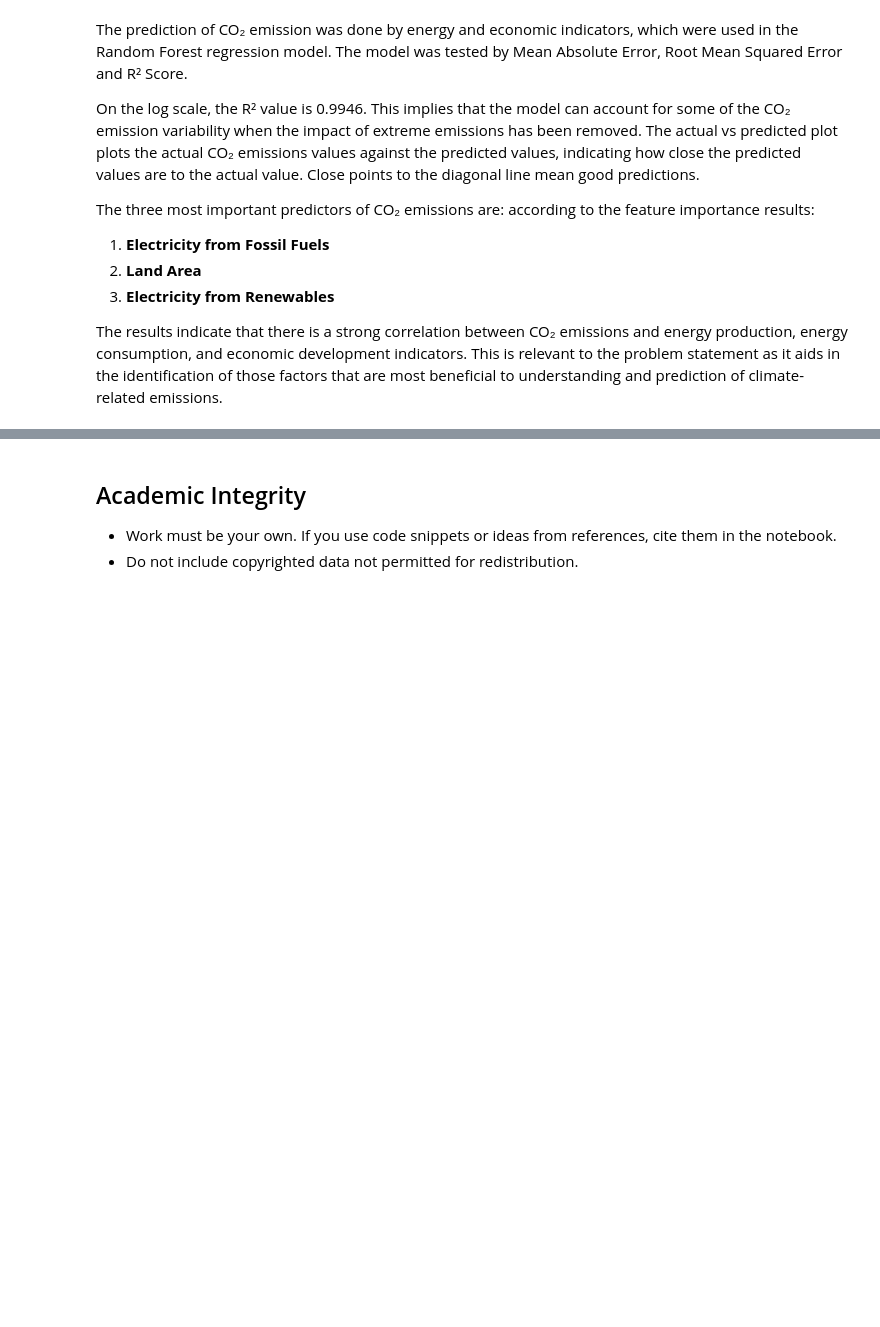
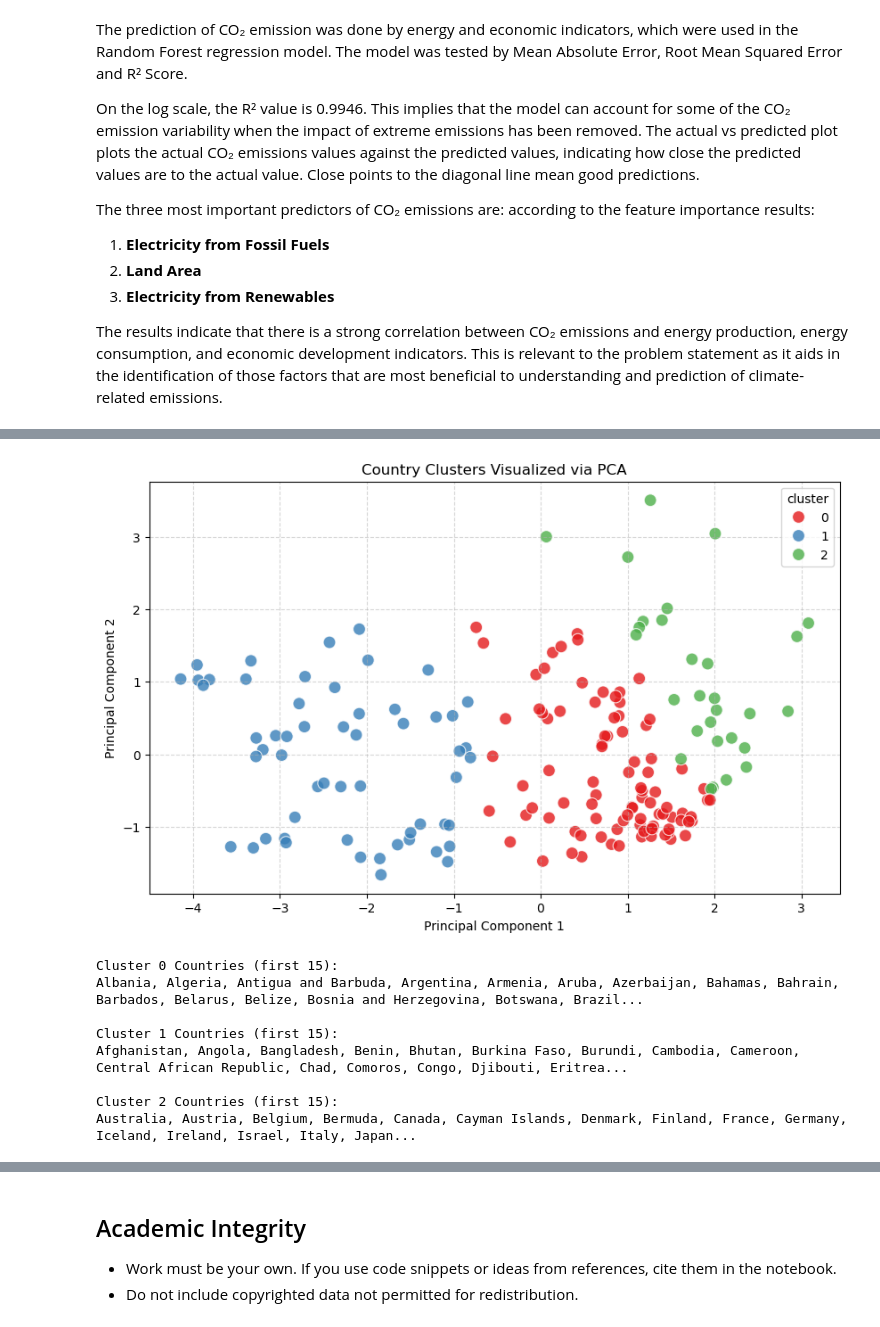
Before and after one commit to cooldudeandguy2004/DataScienceFundamentalsProject, a Jupyter notebook: TT3L_G7_Notebook.ipynb, the cells around one changed output, grey strips where cells are left out. Saved outputs shown, nothing was run; the diff lists cells and outputs as text; code cells hidden in the pictures; blank space fills up the shorter version.

```diff
--- a/TT3L_G7_Notebook.ipynb
+++ b/TT3L_G7_Notebook.ipynb
@@ -919,0 +948,12 @@ The results indicate that there is a strong correlation between CO₂ emissions
+# %%
+# From the plots, k=3 is the optimal choice (clear elbow and high silhouette score)
+optimal_k = 3
+kmeans = KMeans(n_clusters=optimal_k, random_state=RANDOM_STATE, n_init=10)
+country_profiles["cluster"] = kmeans.fit_predict(scaled_features)
+
+# Compute cluster profiles
+cluster_profiles = country_profiles.groupby("cluster").mean().round(2)
+cluster_profiles["country_count"] = country_profiles.groupby("cluster").size()
+
+print("Cluster Profiles:")
+display(cluster_profiles)
@@ -919,0 +967,35 @@ The results indicate that there is a strong correlation between CO₂ emissions
+# %%
+from sklearn.decomposition import PCA
+
+# Visualize clusters using PCA
+pca = PCA(n_components=2, random_state=RANDOM_STATE)
+pca_coords = pca.fit_transform(scaled_features)
+country_profiles["pca1"] = pca_coords[:, 0]
+country_profiles["pca2"] = pca_coords[:, 1]
+
+plt.figure(figsize=(10, 6))
+sns.scatterplot(
+    x="pca1", y="pca2", hue="cluster", palette="Set1",
+    data=country_profiles, s=100, alpha=0.8
+)
+plt.title("Country Clusters Visualized via PCA")
+plt.xlabel("Principal Component 1")
+plt.ylabel("Principal Component 2")
+plt.grid(True, linestyle="--", alpha=0.5)
+plt.show()
+
+# List countries in each cluster
+for c in range(optimal_k):
+    cluster_countries = country_profiles[country_profiles["cluster"] == c].index.tolist()
+    print(f"\nCluster {c} Countries (first 15):")
+    print(", ".join(cluster_countries[:15]) + ("..." if len(cluster_countries) > 15 else ""))
+# %% [output]
+[figure, added]
+Cluster 0 Countries (first 15):
+Albania, Algeria, Antigua and Barbuda, Argentina, Armenia, Aruba, Azerbaijan, Bahamas, Bahrain, Barbados, Belarus, Belize, Bosnia and Herzegovina, Botswana, Brazil...
+
+Cluster 1 Countries (first 15):
+Afghanistan, Angola, Bangladesh, Benin, Bhutan, Burkina Faso, Burundi, Cambodia, Cameroon, Central African Republic, Chad, Comoros, Congo, Djibouti, Eritrea...
+
+Cluster 2 Countries (first 15):
+Australia, Austria, Belgium, Bermuda, Canada, Cayman Islands, Denmark, Finland, France, Germany, Iceland, Ireland, Israel, Italy, Japan...
```
Also changed, not shown: parts of 19 cells of this notebook.
